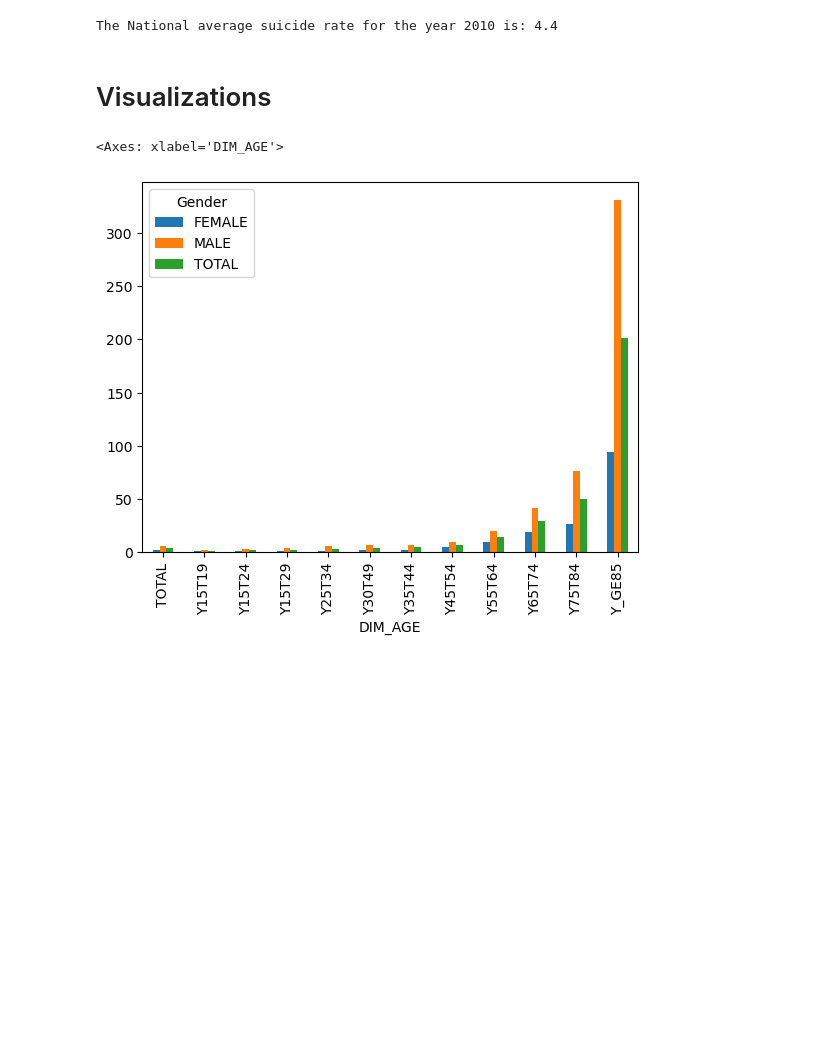
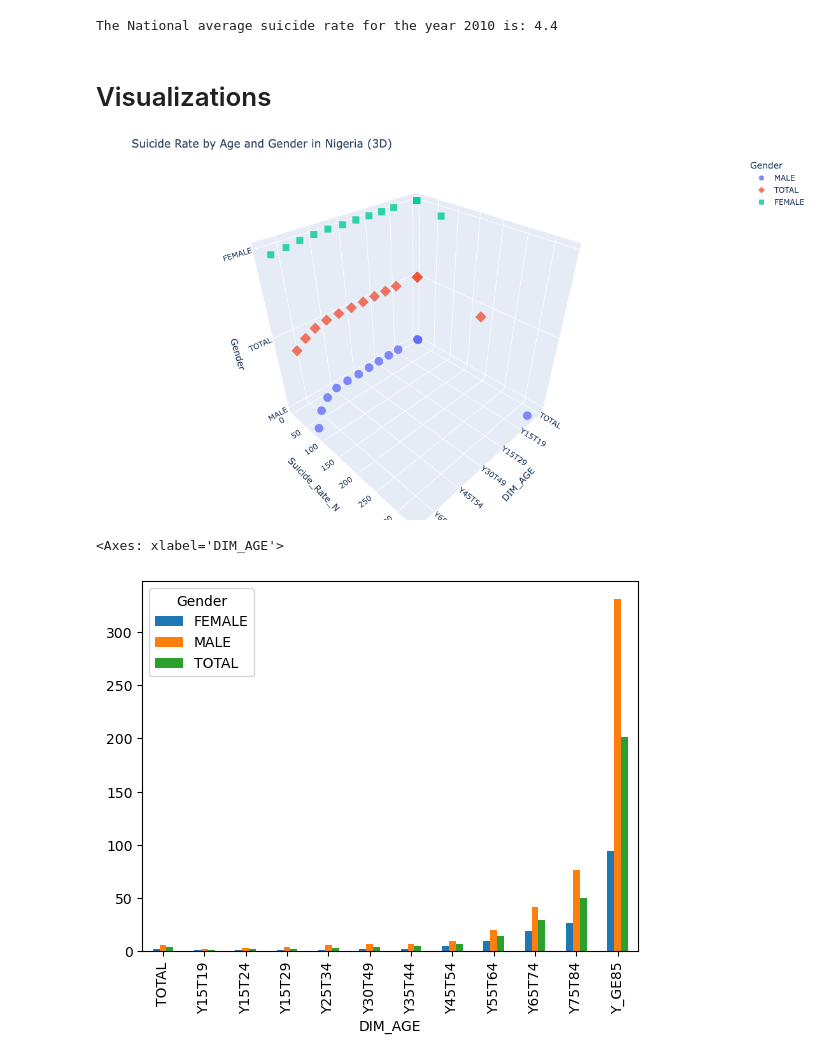
Before and after one commit to telehealthcareai/suicide-nigeria, a Jupyter notebook: DASHBOARD/explore/who_suicide.ipynb, the cells around one changed output. Saved outputs shown, nothing was run; the diff lists cells and outputs as text; code cells hidden in the pictures; blank space fills up the shorter version.

Commit message:
add 3D interactive scatter  plot

```diff
--- a/DASHBOARD/explore/who_suicide.ipynb
+++ b/DASHBOARD/explore/who_suicide.ipynb
@@ -269,6 +264,36 @@ print(f"The National average suicide rate for the year {2010} is: {latest_rate}"
 The National average suicide rate for the year 2010 is: 4.4
 # %% [markdown]
 # Visualizations
+# %%
+# Create a 3D scatter plot
+fig = px.scatter_3d(
+    Nigerian_suicide_cases,
+    x="DIM_AGE",
+    y="Suicide_Rate_N",
+    z="Gender",  # Use Gender as the third axis (categorical)
+    color="Gender",  # Color-code by gender
+    title="Suicide Rate by Age and Gender in Nigeria (3D)",
+    labels={"Suicide_Rate_N": "Suicide Rate (per 100k)", "Age": "Age (Years)"},
+    hover_data={"DIM_AGE": True, "Gender": True, "Suicide_Rate_N": ":.2f"},
+    symbol="Gender",  # Optional: Different symbols for genders
+    opacity=0.8,
+    height=600,
+)
+
+# Customize layout
+fig.update_layout(
+    scene=dict(
+        xaxis_title="DIM_AGE",
+        yaxis_title="Suicide_Rate_N",
+        zaxis_title="Gender",
+    ),
+    margin=dict(l=0, r=0, b=0, t=30),
+)
+
+# Show the plot
+fig.show()
+# %% [output]
+[figure, added]
 # %%
 Nigerian_suicide_cases.groupby(["DIM_AGE", "Gender"])["Suicide_Rate_N"].mean().unstack().plot(kind="bar")
 # %% [output]
```
Also changed, not shown: parts of 2 cells of this notebook, 12 other files.
